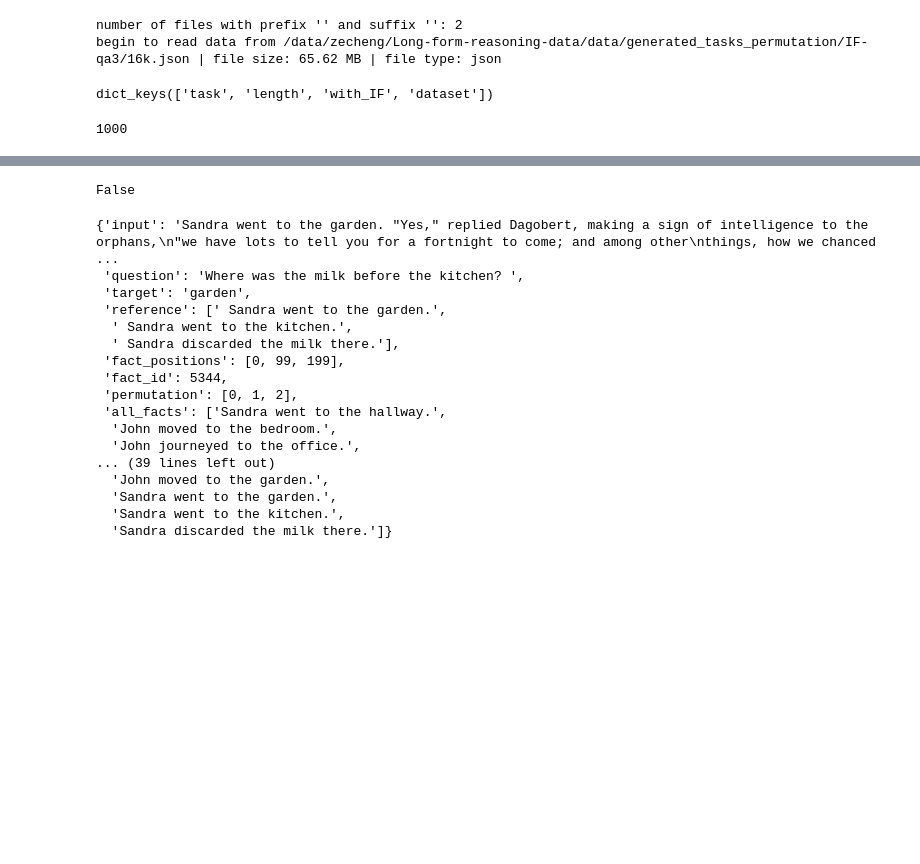
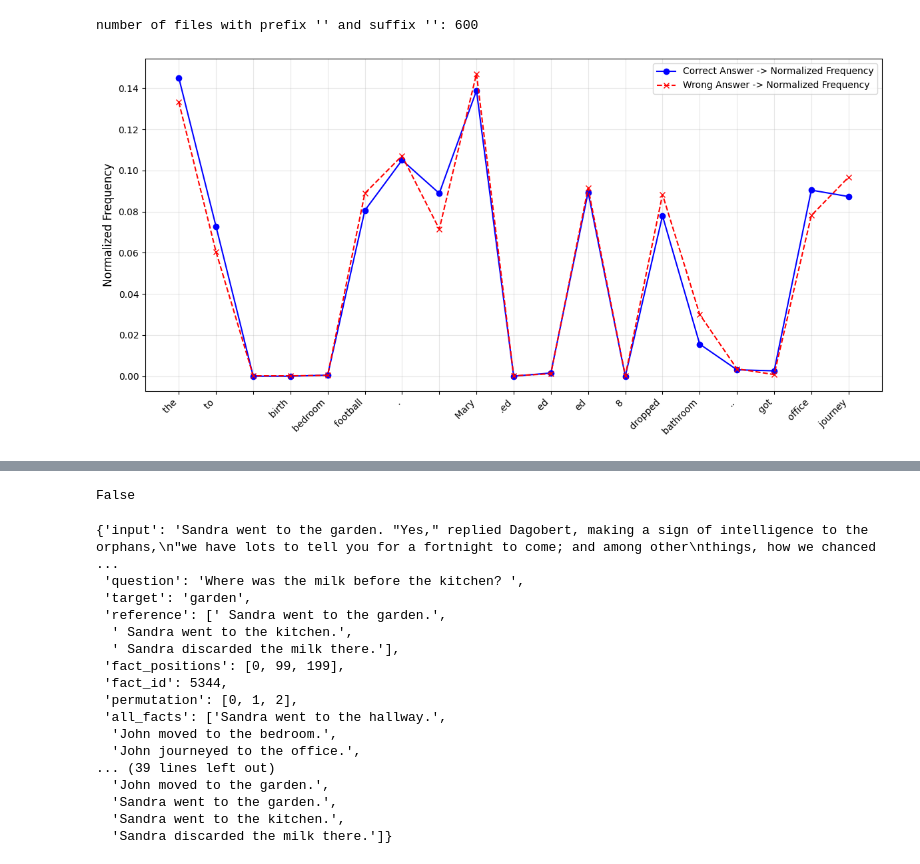
Before and after one commit to ZetangForward/MyRLHF, a Jupyter notebook: reetrievalheaddetect/viz/view_data.ipynb, the cells around one changed output, grey strips where cells are left out. Saved outputs shown, nothing was run; the diff lists cells and outputs as text; code cells hidden in the pictures; blank space fills up the shorter version.

```diff
--- a/reetrievalheaddetect/viz/view_data.ipynb
+++ b/reetrievalheaddetect/viz/view_data.ipynb
@@ -1,18 +1,12 @@
-# %%
-from modelzipper.tutils import *
-
-data_dir = "/data/zecheng/Long-form-reasoning-data/data/generated_tasks_permutation/IF-qa3"
-all_files = auto_read_dir(data_dir)
-
-content = auto_read_data(os.path.join(data_dir, all_files[0]))
-# %% [output]
-number of files with prefix '' and suffix '': 2
-begin to read data from /data/zecheng/Long-form-reasoning-data/data/generated_tasks_permutation/IF-qa3/16k.json | file size: 65.62 MB | file type: json
-# %%
-content.keys()
-# %% [output]
-dict_keys(['task', 'length', 'with_IF', 'dataset'])
-# %%
-len(content['dataset'])
-# %% [output]
-1000
+# %%
+from modelzipper.tutils import *
+import re
+from transformers import AutoTokenizer
+import matplotlib.pyplot as plt
+
+data_dir = "/data/zecheng/acl2025/MyRLHF/reetrievalheaddetect/results/q3_inf_diff_pos/Meta-Llama-3.1-8B-Instruct"
+all_files = auto_read_dir(data_dir)
+
+tokenizer = AutoTokenizer.from_pretrained('/data/zecheng/hf_models/Meta-Llama-3.1-8B-Instruct')
+# %% [output]
+number of files with prefix '' and suffix '': 600
@@ -18,0 +45,39 @@ len(content['dataset'])
+# %%
+# 转换为字典形式
+success_dict = dict(success_dict)
+fail_dict = dict(fail_dict)
+
+# 获取 token 的并集
+all_tokens = set(success_dict.keys()).union(set(fail_dict.keys()))
+
+# 构建完整的频率表
+succ_counts = [success_dict.get(token, 0) for token in all_tokens]
+fail_counts = [fail_dict.get(token, 0) for token in all_tokens]
+
+# 归一化
+total_succ_count = sum(succ_counts)
+total_fail_count = sum(fail_counts)
+
+succ_normalized_counts = [count / total_succ_count if total_succ_count > 0 else 0 for count in succ_counts]
+fail_normalized_counts = [count / total_fail_count if total_fail_count > 0 else 0 for count in fail_counts]
+
+plt.figure(figsize=(12, 6))
+x_ticks = list(all_tokens)
+
+plt.plot(range(len(x_ticks)), succ_normalized_counts, marker='o', linestyle='-', color='b', label="Correct Answer -> Normalized Frequency")
+plt.plot(range(len(x_ticks)), fail_normalized_counts, marker='x', linestyle='--', color='r', label="Wrong Answer -> Normalized Frequency")
+
+plt.xticks(range(len(x_ticks)), x_ticks, rotation=45, ha="right", fontsize=10)
+# plt.xlabel("Tokens", fontsize=12)
+plt.ylabel("Normalized Frequency", fontsize=12)
+# plt.title("Comparison of Normalized Frequencies (Success vs Fail)", fontsize=14)
+plt.grid(alpha=0.3)
+plt.tight_layout()
+
+# 显示图例
+plt.legend()
+
+# 显示图像
+plt.show()
+# %% [output]
+[figure, added]
```
Also changed, not shown: parts of 2 cells of this notebook, 1 other file.
